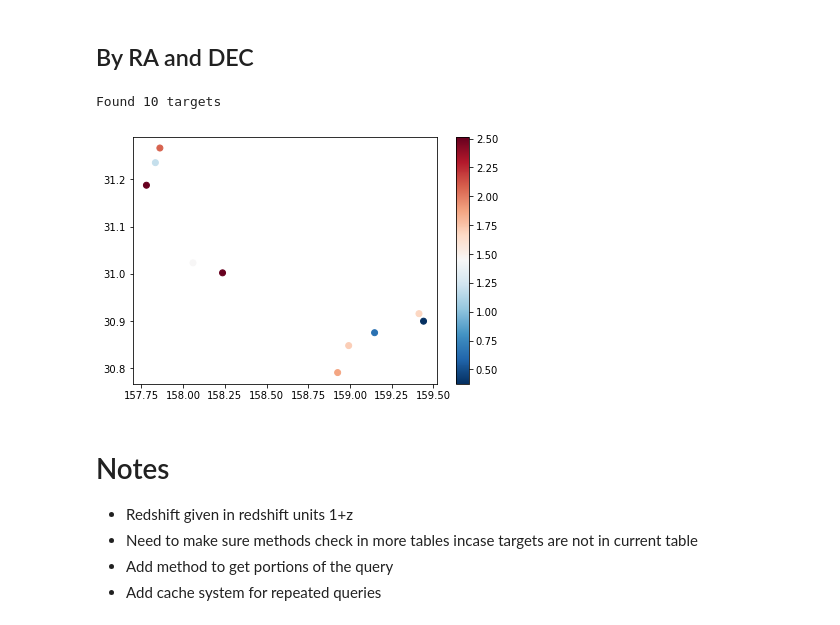
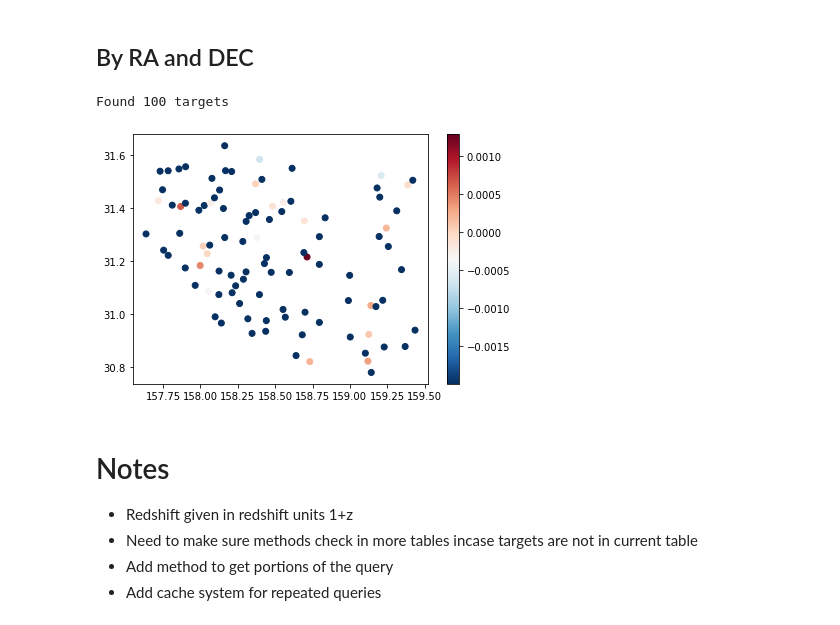
Before and after one commit to ronitnag04/desi_nersc, a Jupyter notebook: TestAccess.ipynb, the cells around one changed output. Drawn from its saved outputs; the diff is of its cells as text; code cells hidden in the pictures.

```diff
--- a/TestAccess.ipynb
+++ b/TestAccess.ipynb
@@ -326,10 +329,10 @@ def plotRedshiftsByRADEC(ra, dec, vmin=None, vmax=None, cmap='RdBu_r', c=None, r
     plt.tight_layout()
     print(f'Found {count} targets')
 # %%
-plotRedshiftsByRADEC(160, 30, radius=2.5, spectype='QSO', limit=10)
+plotRedshiftsByRADEC(160, 30, radius=2.5, spectype='STAR', limit=100)
 # %% [output]
-Found 10 targets
+Found 100 targets
-[figure, old version]
+[figure, new version]
 # %% [markdown]
 # Notes
 - Redshift given in redshift units 1+z
```
Also changed, not shown: parts of 7 cells of this notebook, 3 other files.
